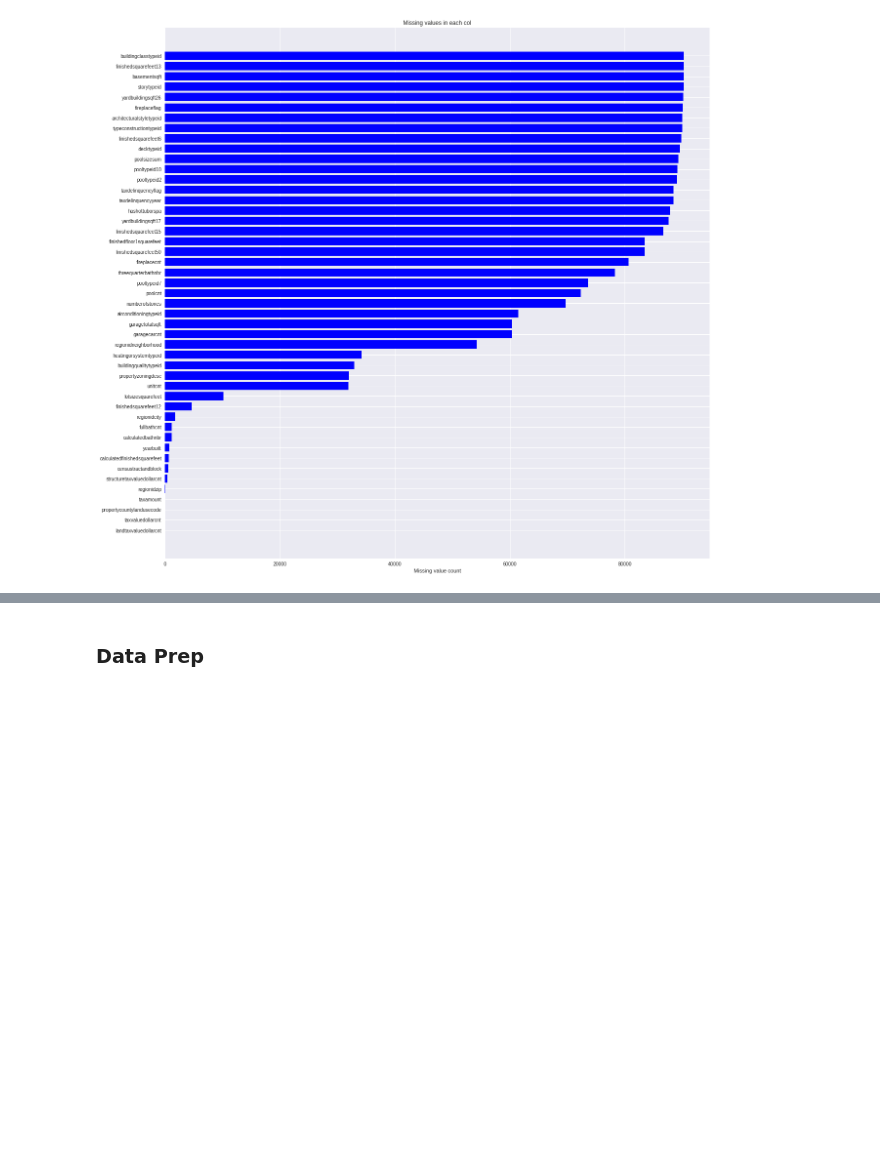
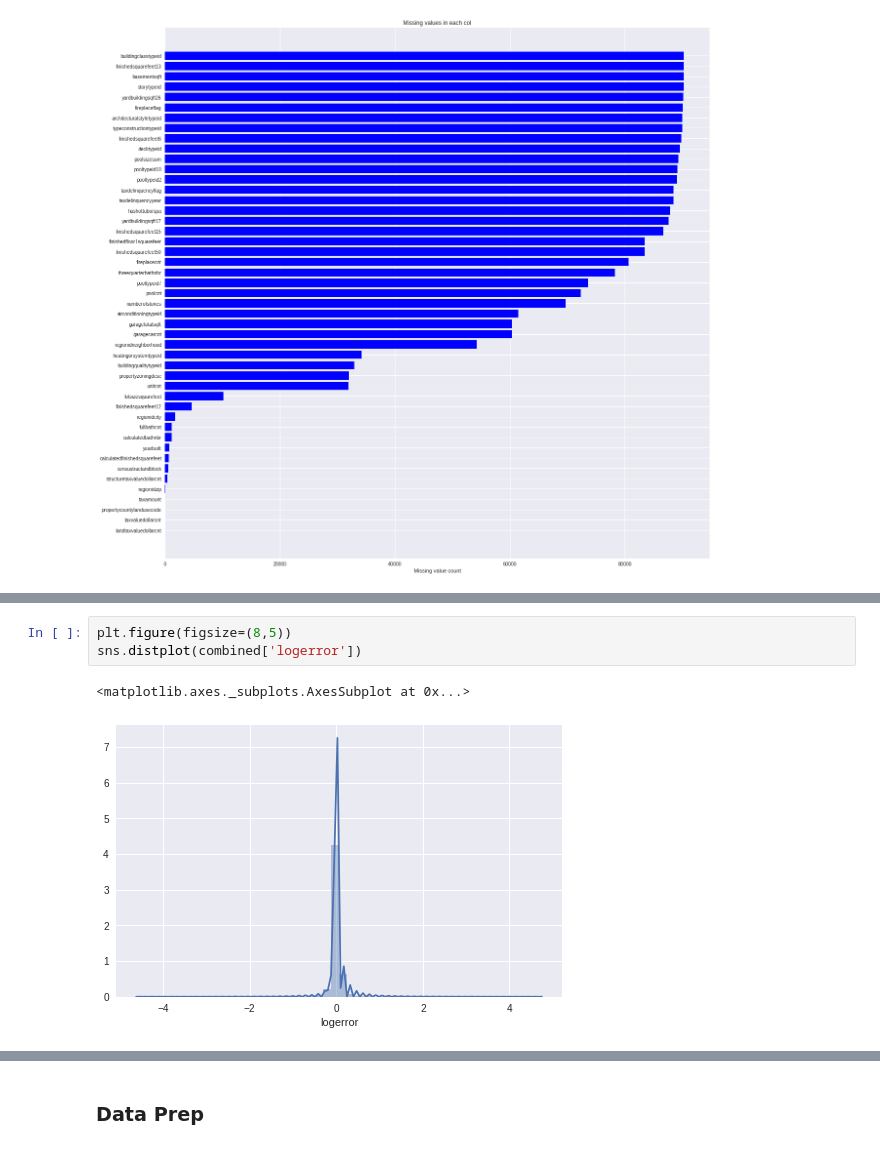
Before and after one commit to kuggaa/Zillow-3, a Jupyter notebook: Baseline.ipynb, the cells around one changed output, grey strips where cells are left out. Cells and saved outputs as stored; diff of their text form; blank space fills up the shorter version.

```diff
--- a/Baseline.ipynb
+++ b/Baseline.ipynb
@@ -82,0 +98,6 @@ plt.show()
+# %%
+plt.figure(figsize=(8,5))
+sns.distplot(combined['logerror'])
+# %% [output]
+<matplotlib.axes._subplots.AxesSubplot at 0x...>
+[figure, added]
```
Also changed, not shown: parts of 18 cells of this notebook.
